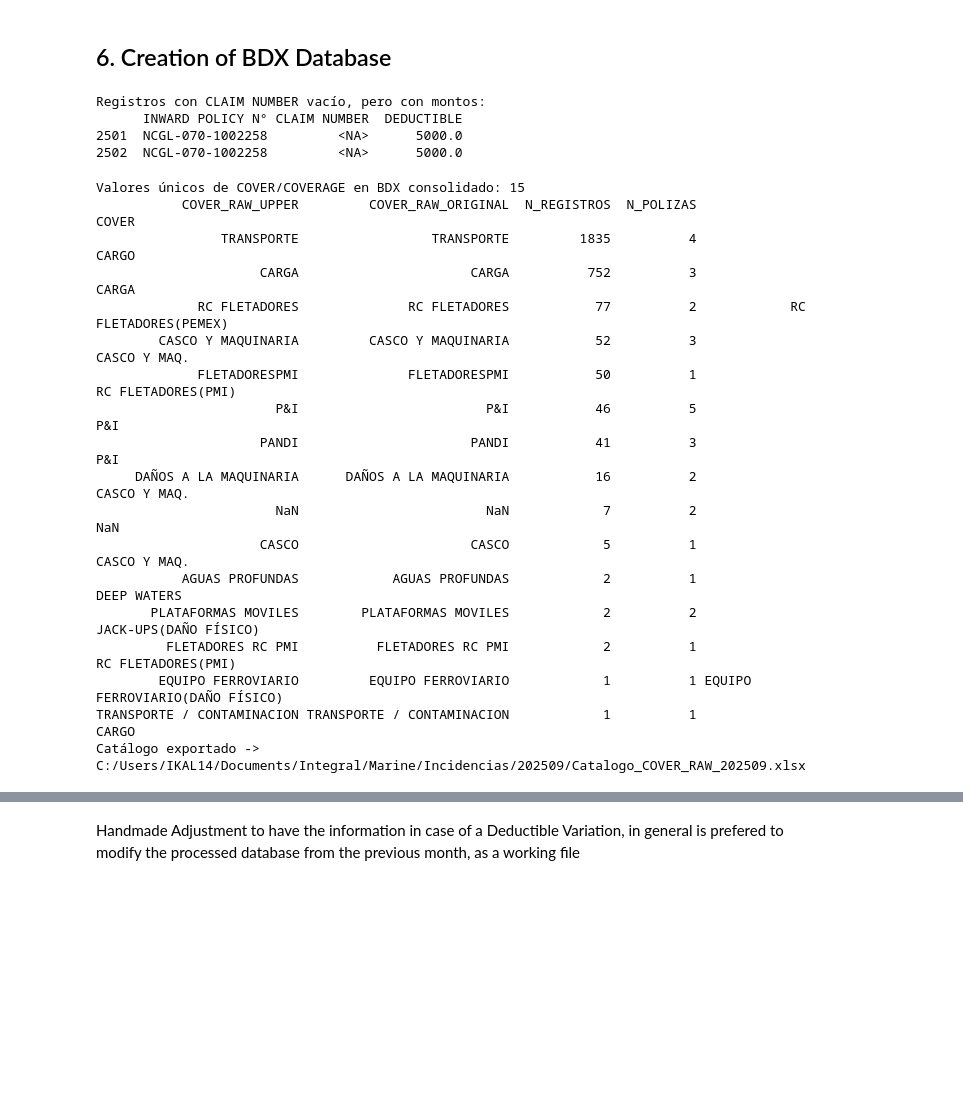
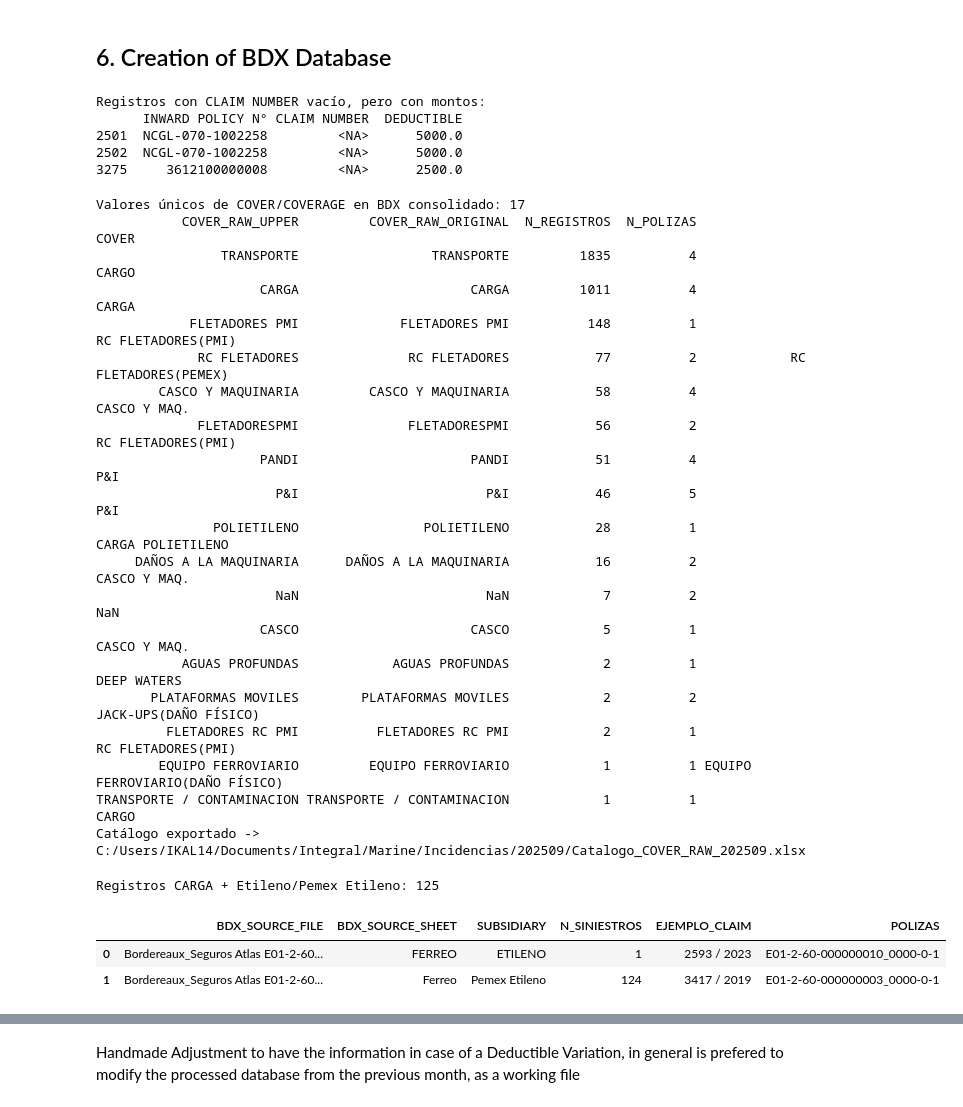
Before and after one commit to Barby08/C-digos-Transporte, a Jupyter notebook: 1.-Carga de Bases Marine.ipynb, the cells around one changed output, grey strips where cells are left out. Drawn from its saved outputs; the diff is of its cells as text; code cells hidden in the pictures; blank space fills up the shorter version.

```diff
--- a/1.-Carga de Bases Marine.ipynb
+++ b/1.-Carga de Bases Marine.ipynb
@@ -619,13 +672,13 @@ if 'df_bdx_consolidated' in locals():
 # =============================================================================
 
 # Consolidated Dataframe: concat only existing df_bdx_* variables
-df_list = [globals()[f'df_bdx_{i}'] for i in range(6, 14) if f'df_bdx_{i}' in globals()]
+df_list = [globals()[f'df_bdx_{i}'] for i in range(6, 15) if f'df_bdx_{i}' in globals()]
 if not df_list:
     raise RuntimeError('No se encontraron dataframes df_bdx_6..df_bdx_14 en el entorno. Revisa las lecturas anteriores.')
 df_bdx_consolidated = pd.concat(df_list, ignore_index=True)
 
 # Cleaning of individual dataframes: delete only existing keys
-for i in range(1, 14):
+for i in range(1, 15):
     key = f'df_bdx_{i}'
     if key in globals():
         del globals()[key]
@@ -633,7 +686,7 @@ for i in range(1, 14):
 del df_list
 
 # Format variables
-list_string = ['#','CLAIM NUMBER', 'REF. PEMEX','SUBSIDIARY', 'COVERAGE','LOCATION', 'DESCRIPTION',	'STATUS']
+list_string = ['#','CLAIM NUMBER', 'REF. PEMEX','SUBSIDIARY','LOCATION', 'DESCRIPTION',	'STATUS']
 for col in list_string:
     df_bdx_consolidated[col] = df_bdx_consolidated[col].astype('string').str.strip()
 
@@ -704,6 +757,7 @@ Registros con CLAIM NUMBER vacío, pero con montos:
       INWARD POLICY N° CLAIM NUMBER  DEDUCTIBLE
 2501  NCGL-070-1002258         <NA>      5000.0
 2502  NCGL-070-1002258         <NA>      5000.0
+3275     3612100000008         <NA>      2500.0
 # %%
 # =============================================================================
 # AUDITORÍA: Catálogo raw de COVER/COVERAGE antes del crosswalk
@@ -760,15 +814,17 @@ with pd.ExcelWriter(ruta_cat, engine='openpyxl') as writer:
     df_cover_catalog.to_excel(writer, sheet_name='Detalle_por_Poliza', index=False)
 print(f'Catálogo exportado -> {ruta_cat}')
 # %% [output]
-Valores únicos de COVER/COVERAGE en BDX consolidado: 15
+Valores únicos de COVER/COVERAGE en BDX consolidado: 17
            COVER_RAW_UPPER         COVER_RAW_ORIGINAL  N_REGISTROS  N_POLIZAS                           COVER
                 TRANSPORTE                 TRANSPORTE         1835          4                           CARGO
-                     CARGA                      CARGA          752          3                           CARGA
+                     CARGA                      CARGA         1011          4                           CARGA
+            FLETADORES PMI             FLETADORES PMI          148          1              RC FLETADORES(PMI)
              RC FLETADORES              RC FLETADORES           77          2            RC FLETADORES(PEMEX)
-        CASCO Y MAQUINARIA         CASCO Y MAQUINARIA           52          3                    CASCO Y MAQ.
-             FLETADORESPMI              FLETADORESPMI           50          1              RC FLETADORES(PMI)
+        CASCO Y MAQUINARIA         CASCO Y MAQUINARIA           58          4                    CASCO Y MAQ.
+             FLETADORESPMI              FLETADORESPMI           56          2              RC FLETADORES(PMI)
+                     PANDI                      PANDI           51          4                             P&I
                        P&I                        P&I           46          5                             P&I
-                     PANDI                      PANDI           41          3                             P&I
+               POLIETILENO                POLIETILENO           28          1               CARGA POLIETILENO
      DAÑOS A LA MAQUINARIA      DAÑOS A LA MAQUINARIA           16          2                    CASCO Y MAQ.
                        NaN                        NaN            7          2                             NaN
                      CASCO                      CASCO            5          1                    CASCO Y MAQ.
@@ -778,3 +834,47 @@ Valores únicos de COVER/COVERAGE en BDX consolidado: 15
         EQUIPO FERROVIARIO         EQUIPO FERROVIARIO            1          1 EQUIPO FERROVIARIO(DAÑO FÍSICO)
 TRANSPORTE / CONTAMINACION TRANSPORTE / CONTAMINACION            1          1                           CARGO
 Catálogo exportado -> C:/Users/IKAL14/Documents/Integral/Marine/Incidencias/202509/Catalogo_COVER_RAW_202509.xlsx
+# %%
+# =============================================================================
+# DIAGNOSTICO: BDX/hojas donde COVER='CARGA' y SUBSIDIARY es Etileno
+# =============================================================================
+
+subsidiarias_etileno_validas = {
+    'ETILENO',
+    'PEMEX ETILENO',
+}
+
+_df_diag_etileno = df_bdx_consolidated.copy()
+_df_diag_etileno['SUBSIDIARY_NORM'] = (
+    _df_diag_etileno['SUBSIDIARY']
+    .fillna('')
+    .astype(str)
+    .str.upper()
+    .str.strip()
+)
+
+mask_diag_etileno = (
+    _df_diag_etileno['COVER'].eq('CARGA')
+    & _df_diag_etileno['SUBSIDIARY_NORM'].isin(subsidiarias_etileno_validas)
+)
+
+diagnostico_carga_etileno = (
+    _df_diag_etileno.loc[mask_diag_etileno]
+    .groupby(['BDX_SOURCE_FILE', 'BDX_SOURCE_SHEET', 'SUBSIDIARY'], dropna=False)
+    .agg(
+        N_SINIESTROS=('CLAIM NUMBER', 'count'),
+        EJEMPLO_CLAIM=('CLAIM NUMBER', 'first'),
+        POLIZAS=('INWARD POLICY N°', lambda x: ', '.join(sorted(str(v) for v in x.dropna().unique())))
+    )
+    .reset_index()
+    .sort_values(['BDX_SOURCE_FILE', 'BDX_SOURCE_SHEET', 'SUBSIDIARY'])
+    .reset_index(drop=True)
+)
+
+print(f"Registros CARGA + Etileno/Pemex Etileno: {int(mask_diag_etileno.sum())}")
+diagnostico_carga_etileno
+# %% [output]
+Registros CARGA + Etileno/Pemex Etileno: 125
+|  | BDX_SOURCE_FILE | BDX_SOURCE_SHEET | SUBSIDIARY | N_SINIESTROS | EJEMPLO_CLAIM | POLIZAS |
+| 0 | Bordereaux_Seguros Atlas E01-2-60... | FERREO | ETILENO | 1 | 2593 / 2023 | E01-2-60-000000010_0000-0-1 |
+| 1 | Bordereaux_Seguros Atlas E01-2-60... | Ferreo | Pemex Etileno | 124 | 3417 / 2019 | E01-2-60-000000003_0000-0-1 |
```
Also changed, not shown: parts of 20 cells of this notebook, 4 other files.
